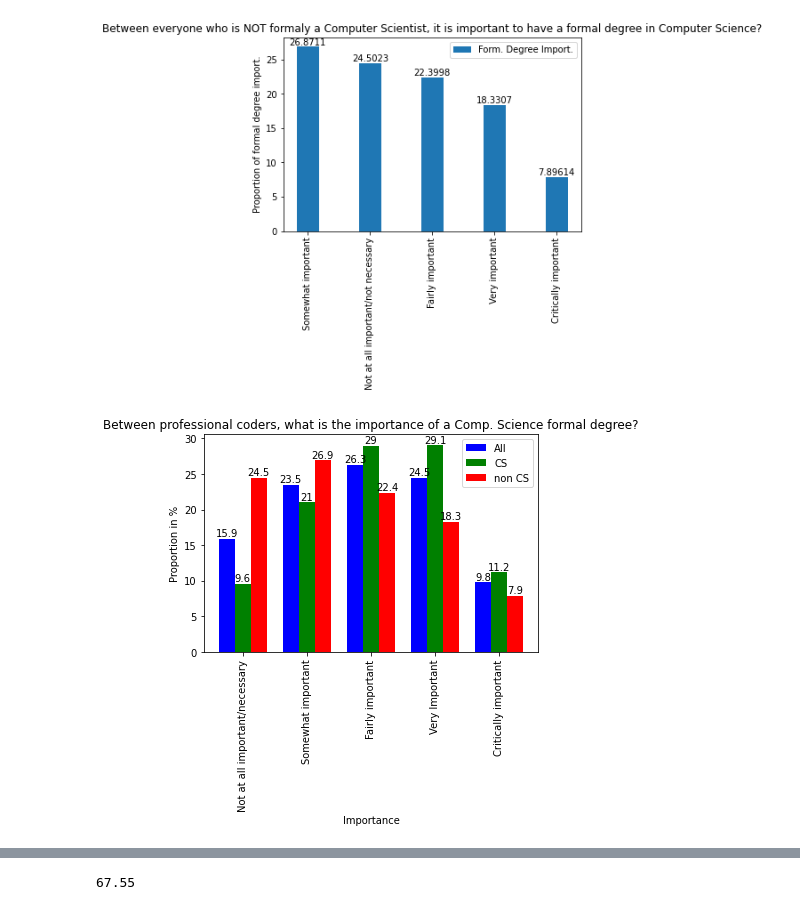
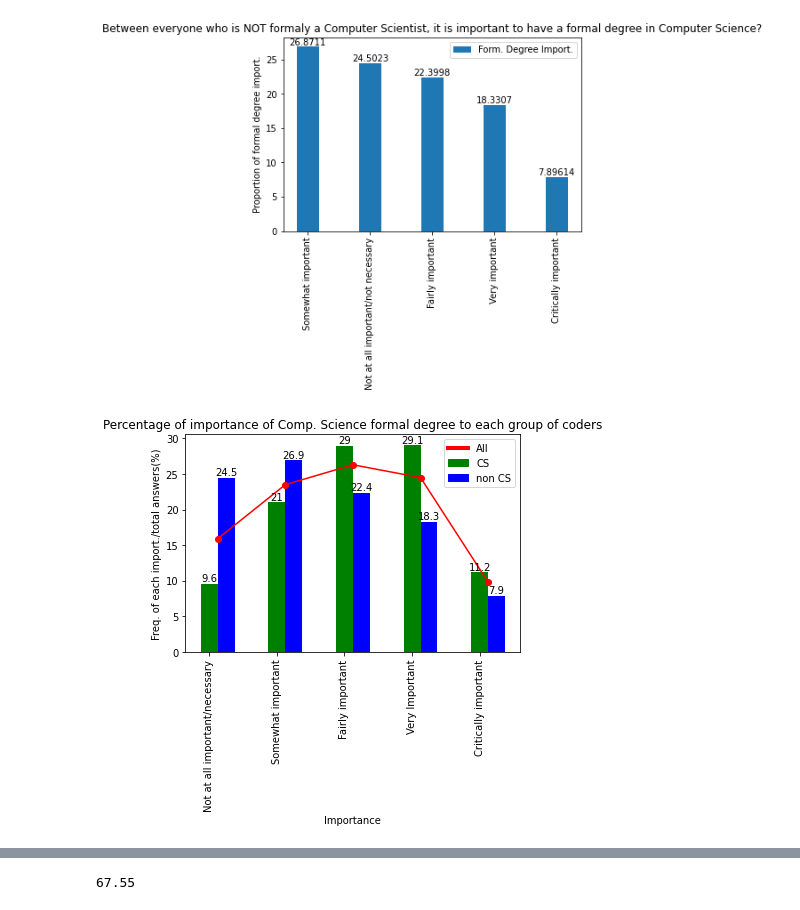
Before and after one commit to NataliaKitaoka/coder-evolution, a Jupyter notebook: coder-evolution.ipynb, the cells around one changed output, grey strips where cells are left out. Drawn from its saved outputs; the diff is of its cells as text; code cells hidden in the pictures.

```diff
--- a/coder-evolution.ipynb
+++ b/coder-evolution.ipynb
@@ -249,25 +251,30 @@ plt.show()
 # %%
 #Plotting the three charts in one
 data_index = ['Not at all important/necessary', 'Somewhat important', 'Fairly important','Very Important', 'Critically important']
 general = [15.9,23.5,26.3,24.5,9.8]
 CS = [9.6,21.0,29.0,29.1,11.2]
 non_CS = [24.5,26.9,22.4,18.3,7.9]
 
 data = [general,CS, non_CS]
 X = np.arange(5)
-bar1 = plt.bar(X + 0.00, data[0], width = 0.25, color = 'b')
+line1, = plt.plot(X+0.375, data[0],color='red', marker='o', label = 'All coders')
 bar2 = plt.bar(X + 0.25, data[1], width = 0.25, color = 'g')
-bar3 = plt.bar(X + 0.50, data[2], width = 0.25, color = 'r')
+bar3 = plt.bar(X + 0.50, data[2], width = 0.25, color = 'b')
 plt.xticks(X+0.25,data_index,rotation=90)
-plt.legend( (bar1, bar2, bar3), ('All', 'CS', 'non CS') )
 
 plt.xlabel("Importance")
-plt.ylabel('Proportion in %')
-plt.title("Between professional coders, what is the importance of a Comp. Science formal degree?")
-plt.bar_label(bar1,padding=0)
+plt.ylabel('Freq. of each import./total answers(%)')
+plt.title("Percentage of importance of Comp. Science formal degree to each group of coders")
 plt.bar_label(bar2,padding=0)
 plt.bar_label(bar3,padding=0)
 
+legend_elements = [Line2D([0], [0], color='r', lw=4, label='All'),
+                   Patch(facecolor='g', edgecolor='g',
+                         label='CS'),
+                   Patch(facecolor='b', edgecolor='b',
+                         label='non CS')]
+
+plt.legend(handles=legend_elements)
 plt.show()
 # %% [output]
-[figure, old version]
+[figure, new version]
```
Also changed, not shown: parts of 5 cells of this notebook.
